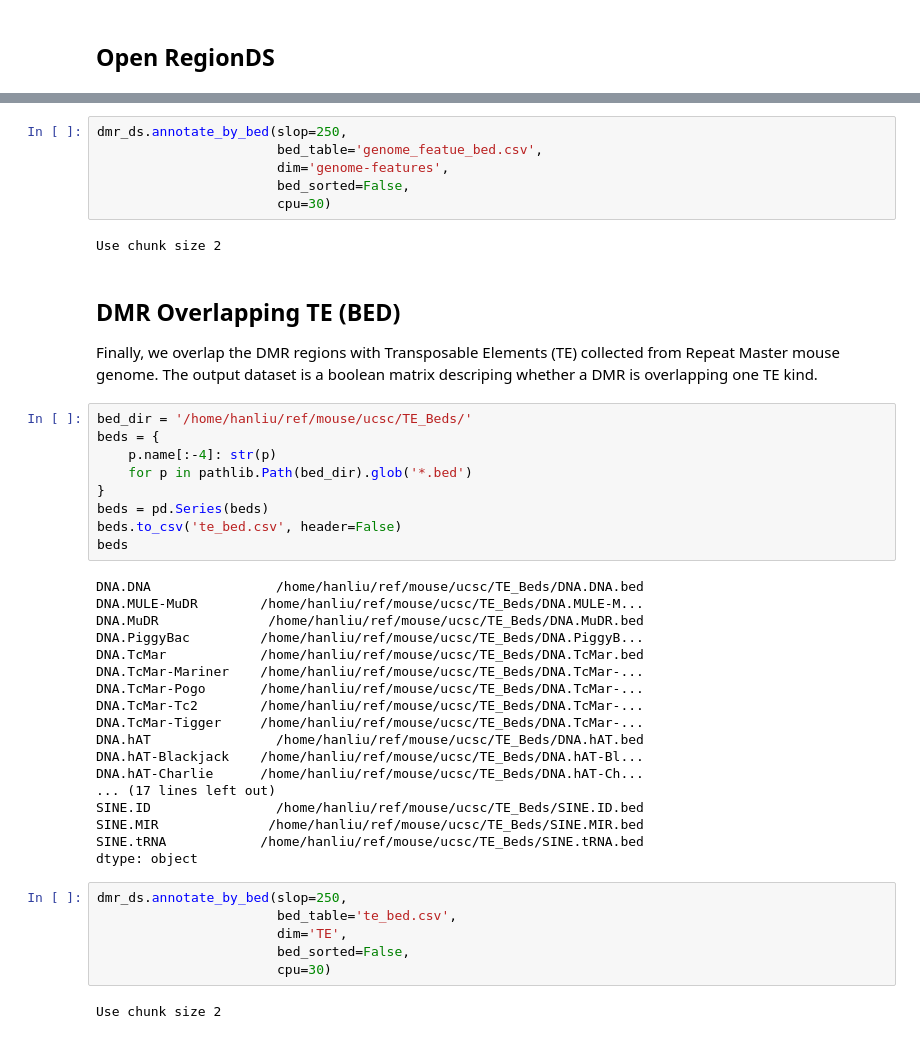
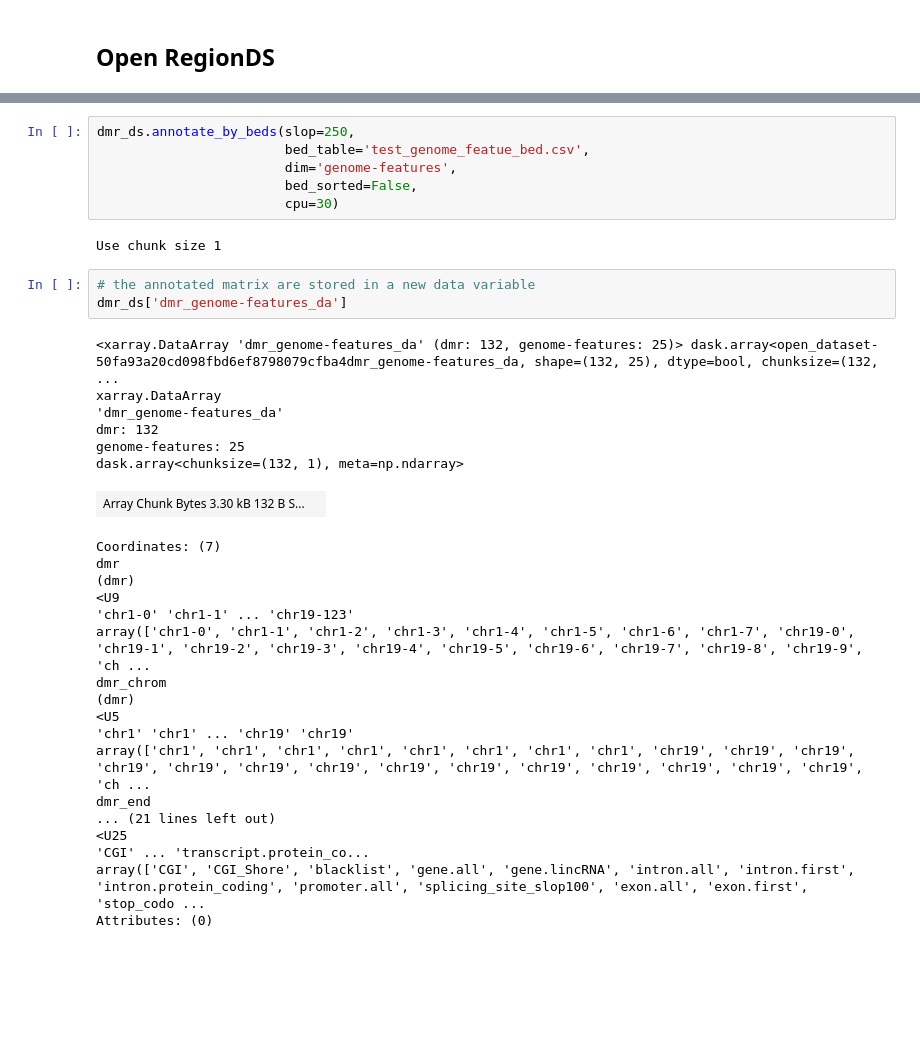
Before and after one commit to lhqing/ALLCools, a Jupyter notebook: docs/allcools/cluster_level/RegionDS/02.annotation.ipynb, the cells around one changed output, grey strips where cells are left out. Cells and saved outputs as stored; diff of their text form; blank space fills up the shorter version.

```diff
--- a/docs/allcools/cluster_level/RegionDS/02.annotation.ipynb
+++ b/docs/allcools/cluster_level/RegionDS/02.annotation.ipynb
@@ -120,50 +130,39 @@ blacklist                          /home/hanliu/ref/blacklist/mm10-blacklist.v2.
 dtype: object
 # %%
-dmr_ds.annotate_by_bed(slop=250,
-                       bed_table='genome_featue_bed.csv',
-                       dim='genome-features',
-                       bed_sorted=False,
-                       cpu=30)
+dmr_ds.annotate_by_beds(slop=250,
+                        bed_table='test_genome_featue_bed.csv',
+                        dim='genome-features',
+                        bed_sorted=False,
+                        cpu=30)
 # %% [output]
-Use chunk size 2
+Use chunk size 1
-# %% [markdown]
-## DMR Overlapping TE (BED)
-
-Finally, we overlap the DMR regions with Transposable Elements (TE) collected from Repeat Master mouse genome. The output dataset is a boolean matrix descriping whether a DMR is overlapping one TE kind.
-# %%
-bed_dir = '/home/hanliu/ref/mouse/ucsc/TE_Beds/'
-beds = {
-    p.name[:-4]: str(p)
-    for p in pathlib.Path(bed_dir).glob('*.bed')
-}
-beds = pd.Series(beds)
-beds.to_csv('te_bed.csv', header=False)
-beds
-# %% [output]
-DNA.DNA                /home/hanliu/ref/mouse/ucsc/TE_Beds/DNA.DNA.bed
-DNA.MULE-MuDR        /home/hanliu/ref/mouse/ucsc/TE_Beds/DNA.MULE-M...
-DNA.MuDR              /home/hanliu/ref/mouse/ucsc/TE_Beds/DNA.MuDR.bed
-DNA.PiggyBac         /home/hanliu/ref/mouse/ucsc/TE_Beds/DNA.PiggyB...
-DNA.TcMar            /home/hanliu/ref/mouse/ucsc/TE_Beds/DNA.TcMar.bed
-DNA.TcMar-Mariner    /home/hanliu/ref/mouse/ucsc/TE_Beds/DNA.TcMar-...
-DNA.TcMar-Pogo       /home/hanliu/ref/mouse/ucsc/TE_Beds/DNA.TcMar-...
-DNA.TcMar-Tc2        /home/hanliu/ref/mouse/ucsc/TE_Beds/DNA.TcMar-...
-DNA.TcMar-Tigger     /home/hanliu/ref/mouse/ucsc/TE_Beds/DNA.TcMar-...
-DNA.hAT                /home/hanliu/ref/mouse/ucsc/TE_Beds/DNA.hAT.bed
-DNA.hAT-Blackjack    /home/hanliu/ref/mouse/ucsc/TE_Beds/DNA.hAT-Bl...
-DNA.hAT-Charlie      /home/hanliu/ref/mouse/ucsc/TE_Beds/DNA.hAT-Ch...
-... (17 lines left out)
-SINE.ID                /home/hanliu/ref/mouse/ucsc/TE_Beds/SINE.ID.bed
-SINE.MIR              /home/hanliu/ref/mouse/ucsc/TE_Beds/SINE.MIR.bed
-SINE.tRNA            /home/hanliu/ref/mouse/ucsc/TE_Beds/SINE.tRNA.bed
-dtype: object
-# %%
-dmr_ds.annotate_by_bed(slop=250,
-                       bed_table='te_bed.csv',
-                       dim='TE',
-                       bed_sorted=False,
-                       cpu=30)
-# %% [output]
-Use chunk size 2
+# %%
+# the annotated matrix are stored in a new data variable
+dmr_ds['dmr_genome-features_da']
+# %% [output]
+<xarray.DataArray 'dmr_genome-features_da' (dmr: 132, genome-features: 25)> dask.array<open_dataset-50fa93a20cd098fbd6ef8798079cfba4dmr_genome-features_da, shape=(132, 25), dtype=bool, chunksize=(132, ...
+xarray.DataArray
+'dmr_genome-features_da'
+dmr: 132
+genome-features: 25
+dask.array<chunksize=(132, 1), meta=np.ndarray>
+| Array Chunk Bytes 3.30 kB 132 B S... |  |
+Coordinates: (7)
+dmr
+(dmr)
+<U9
+'chr1-0' 'chr1-1' ... 'chr19-123'
+array(['chr1-0', 'chr1-1', 'chr1-2', 'chr1-3', 'chr1-4', 'chr1-5', 'chr1-6', 'chr1-7', 'chr19-0', 'chr19-1', 'chr19-2', 'chr19-3', 'chr19-4', 'chr19-5', 'chr19-6', 'chr19-7', 'chr19-8', 'chr19-9', 'ch ...
+dmr_chrom
+(dmr)
+<U5
+'chr1' 'chr1' ... 'chr19' 'chr19'
+array(['chr1', 'chr1', 'chr1', 'chr1', 'chr1', 'chr1', 'chr1', 'chr1', 'chr19', 'chr19', 'chr19', 'chr19', 'chr19', 'chr19', 'chr19', 'chr19', 'chr19', 'chr19', 'chr19', 'chr19', 'chr19', 'chr19', 'ch ...
+dmr_end
+... (21 lines left out)
+<U25
+'CGI' ... 'transcript.protein_co...
+array(['CGI', 'CGI_Shore', 'blacklist', 'gene.all', 'gene.lincRNA', 'intron.all', 'intron.first', 'intron.protein_coding', 'promoter.all', 'splicing_site_slop100', 'exon.all', 'exon.first', 'stop_codo ...
+Attributes: (0)
 # %% [markdown]
 ## After Annotation
```
Also changed, not shown: parts of 16 cells of this notebook, 32 other files.
